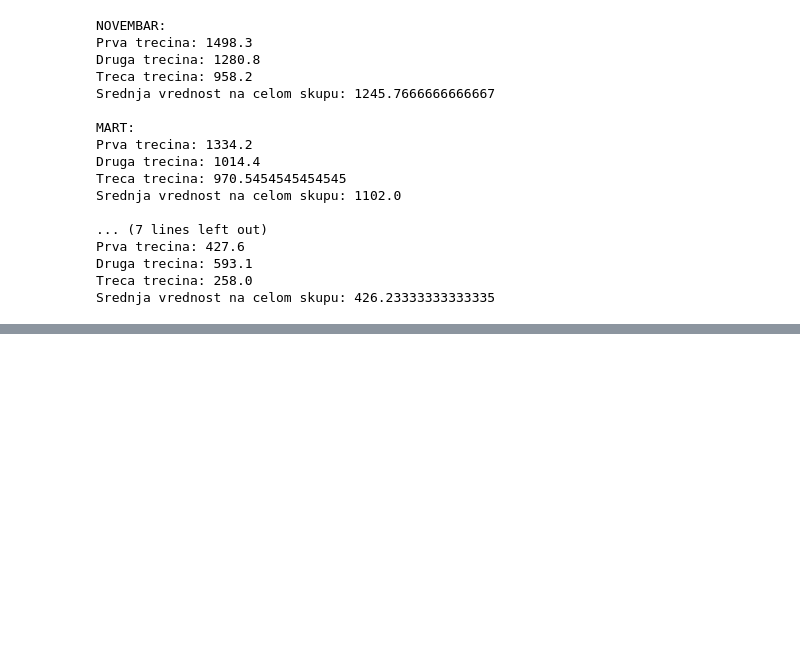
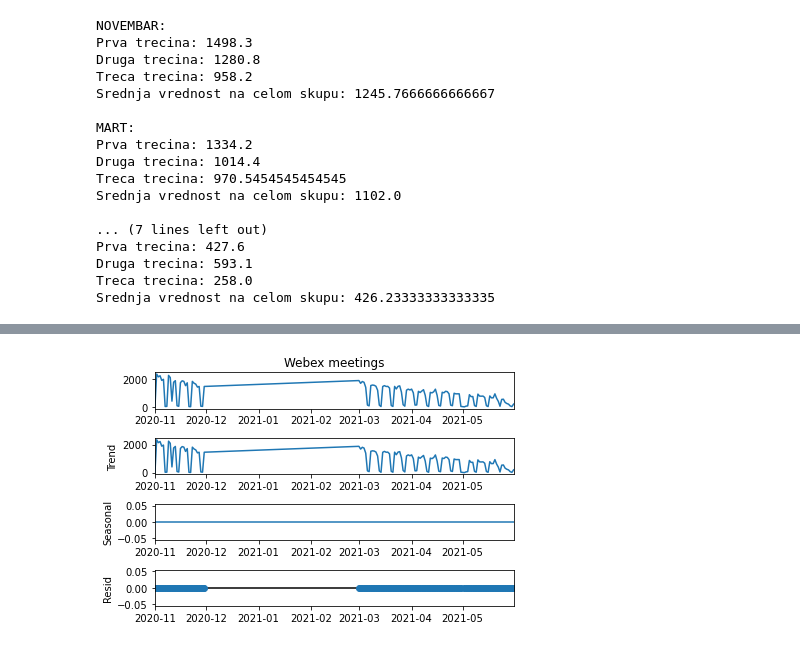
Before and after one commit to Anakin2012/Webex_Time_Series, a Jupyter notebook: webex_time_series.ipynb, the cells around one changed output, grey strips where cells are left out. Cells and saved outputs as stored; diff of their text form; code cells hidden in the pictures; blank space fills up the shorter version.

```diff
--- a/webex_time_series.ipynb
+++ b/webex_time_series.ipynb
@@ -225,0 +267,6 @@ Srednja vrednost nije konstantna --> nije stacionarna
+# %%
+decomposed = seasonal_decompose(ts, model='additive', period =1)
+# %%
+plots = decomposed.plot()
+# %% [output]
+[figure, added]
```
Also changed, not shown: parts of 30 cells of this notebook, 1 other file.
